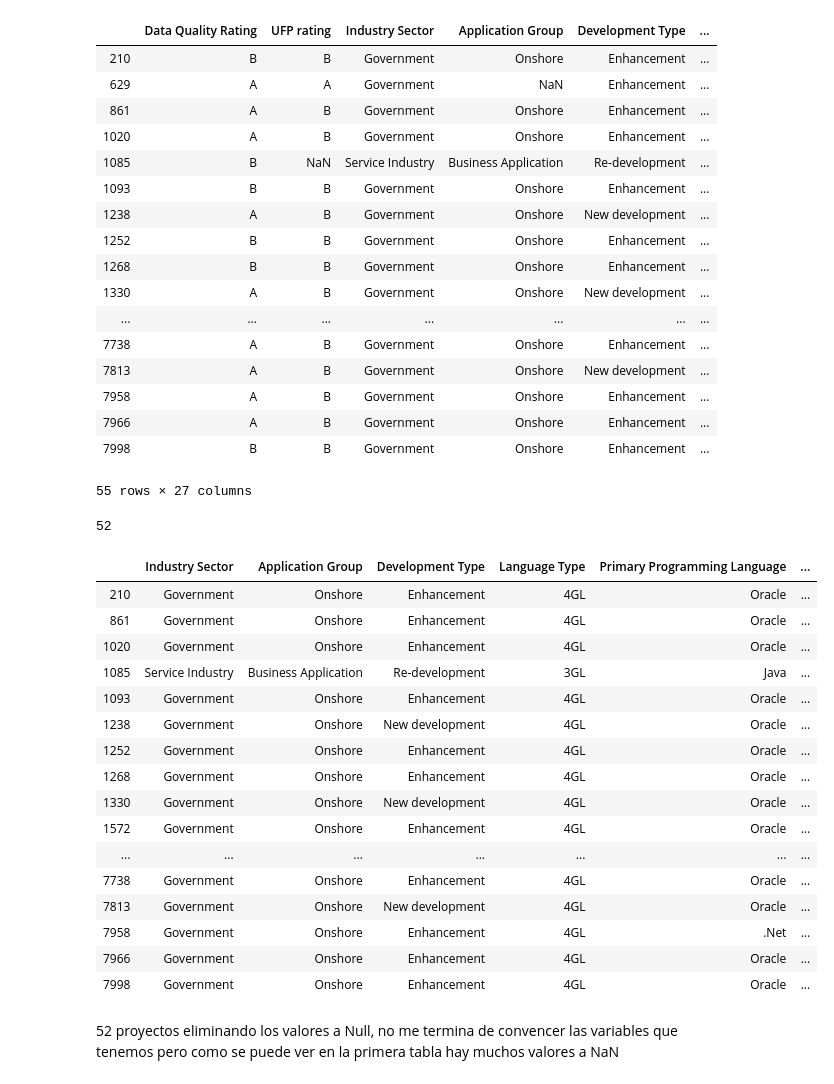
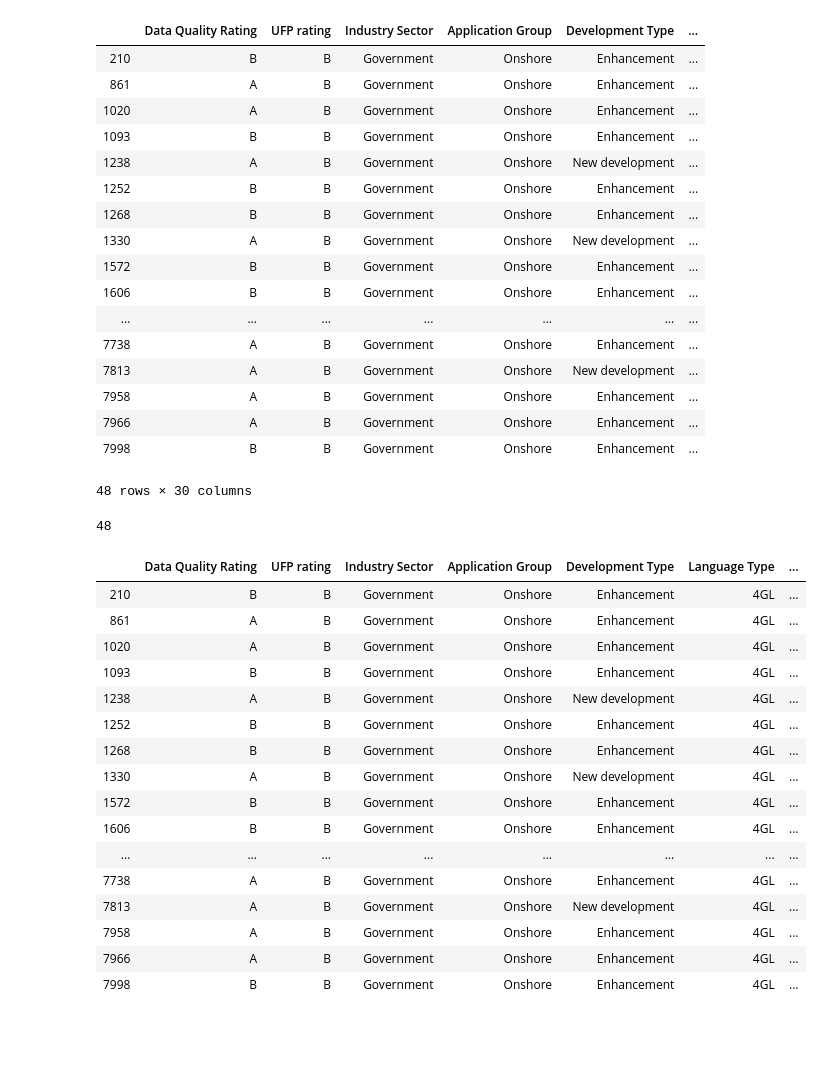
Before and after one commit to ivanajenjo/TFG, a Jupyter notebook: src/import_agile.ipynb, the cells around one changed output. Saved outputs shown, nothing was run; the diff lists cells and outputs as text; code cells hidden in the pictures; blank space fills up the shorter version.

```diff
--- a/src/import_agile.ipynb
+++ b/src/import_agile.ipynb
@@ -2,56 +2,56 @@
 import pandas as pd
 archivo = '..\data\ISBSG - Release May 2017 R1.csv'
 df = pd.read_csv(archivo, sep = ';', low_memory = False)
-variables = ['Data Quality Rating', 'UFP rating', 'Industry Sector','Application Group', 'Development Type', 'Development Platform', 'Language Type', 'Primary Programming Language', 'Count Approach', 'Functional Size', 'Adjusted Function Points', 'Normalised Work Effort Level 1', 'Summary Work Effort', 'Project Elapsed Time', 'Business Area Type', '1st Data Base System', 'Used Methodology', 'Resource Level', 'Max Team Size', 'Average Team Size', 'Input count', 'Output count', 'Enquiry count', 'File count', 'Interface count', 'Agile Method Used', 'Sprints / iterations size']
+variables = ['Data Quality Rating', 'UFP rating', 'Industry Sector','Application Group', 'Development Type', 'Development Platform', 'Language Type', 'Primary Programming Language', 'Count Approach', 'Functional Size', 'Adjusted Function Points', 'Normalised Work Effort Level 1', 'Summary Work Effort', 'Effort Build', 'Effort Test', 'Effort Implement','Project Elapsed Time', 'Business Area Type', '1st Data Base System', 'Used Methodology', 'Resource Level', 'Max Team Size', 'Average Team Size', 'Input count', 'Output count', 'Enquiry count', 'File count', 'Interface count', 'Agile Method Used', 'Sprints / iterations size']
 df = df.loc[:, variables]
 filtro = df['Agile Method Used'] == 'Yes'
 df = df.loc[filtro, :]
+filtro = df['Count Approach'] == 'NESMA'
+df = df.loc[filtro, :]
 df = df.dropna(subset=['Sprints / iterations size'])
 df
 # %% [output]
 |  | Data Quality Rating | UFP rating | Industry Sector | Application Group | Development Type | ... |
 | 210 | B | B | Government | Onshore | Enhancement | ... |
-| 629 | A | A | Government | NaN | Enhancement | ... |
 | 861 | A | B | Government | Onshore | Enhancement | ... |
 | 1020 | A | B | Government | Onshore | Enhancement | ... |
-| 1085 | B | NaN | Service Industry | Business Application | Re-development | ... |
 | 1093 | B | B | Government | Onshore | Enhancement | ... |
 | 1238 | A | B | Government | Onshore | New development | ... |
 | 1252 | B | B | Government | Onshore | Enhancement | ... |
 | 1268 | B | B | Government | Onshore | Enhancement | ... |
 | 1330 | A | B | Government | Onshore | New development | ... |
+| 1572 | B | B | Government | Onshore | Enhancement | ... |
+| 1606 | B | B | Government | Onshore | Enhancement | ... |
 | ... | ... | ... | ... | ... | ... | ... |
 | 7738 | A | B | Government | Onshore | Enhancement | ... |
 | 7813 | A | B | Government | Onshore | New development | ... |
 | 7958 | A | B | Government | Onshore | Enhancement | ... |
 | 7966 | A | B | Government | Onshore | Enhancement | ... |
 | 7998 | B | B | Government | Onshore | Enhancement | ... |
-55 rows × 27 columns
+48 rows × 30 columns
 # %%
-variables = ['Industry Sector','Application Group', 'Development Type', 'Development Platform', 'Language Type', 'Primary Programming Language', 'Functional Size', 'Adjusted Function Points', 'Normalised Work Effort Level 1', 'Project Elapsed Time', 'Business Area Type', '1st Data Base System', 'Max Team Size', 'Average Team Size', 'Input count', 'Output count', 'Enquiry count', 'File count', 'Interface count', 'Sprints / iterations size']
-df = df.loc[:, variables]
+#variables = ['Industry Sector','Application Group', 'Development Type', 'Development Platform', 'Language Type', 'Primary Programming Language', 'Functional Size', 'Adjusted Function Points', 'Normalised Work Effort Level 1', 'Project Elapsed Time', 'Business Area Type', '1st Data Base System', 'Max Team Size', 'Average Team Size', 'Input count', 'Output count', 'Enquiry count', 'File count', 'Interface count', 'Sprints / iterations size']
+#df = df.loc[:, variables]
 df = df.dropna(axis=1, thresh=int(0.5*len(df)))
 df = df.dropna()
 print(len(df))
 df
 # %% [output]
-52
+48
-|  | Industry Sector | Application Group | Development Type | Language Type | Primary Programming Language | ... |
-| 210 | Government | Onshore | Enhancement | 4GL | Oracle | ... |
-| 861 | Government | Onshore | Enhancement | 4GL | Oracle | ... |
-| 1020 | Government | Onshore | Enhancement | 4GL | Oracle | ... |
-| 1085 | Service Industry | Business Application | Re-development | 3GL | Java | ... |
-| 1093 | Government | Onshore | Enhancement | 4GL | Oracle | ... |
-| 1238 | Government | Onshore | New development | 4GL | Oracle | ... |
-| 1252 | Government | Onshore | Enhancement | 4GL | Oracle | ... |
-| 1268 | Government | Onshore | Enhancement | 4GL | Oracle | ... |
-| 1330 | Government | Onshore | New development | 4GL | Oracle | ... |
-| 1572 | Government | Onshore | Enhancement | 4GL | Oracle | ... |
-| ... | ... | ... | ... | ... | ... | ... |
-| 7738 | Government | Onshore | Enhancement | 4GL | Oracle | ... |
-| 7813 | Government | Onshore | New development | 4GL | Oracle | ... |
-| 7958 | Government | Onshore | Enhancement | 4GL | .Net | ... |
-| 7966 | Government | Onshore | Enhancement | 4GL | Oracle | ... |
-| 7998 | Government | Onshore | Enhancement | 4GL | Oracle | ... |
+|  | Data Quality Rating | UFP rating | Industry Sector | Application Group | Development Type | Language Type | ... |
+| 210 | B | B | Government | Onshore | Enhancement | 4GL | ... |
+| 861 | A | B | Government | Onshore | Enhancement | 4GL | ... |
+| 1020 | A | B | Government | Onshore | Enhancement | 4GL | ... |
+| 1093 | B | B | Government | Onshore | Enhancement | 4GL | ... |
+| 1238 | A | B | Government | Onshore | New development | 4GL | ... |
+| 1252 | B | B | Government | Onshore | Enhancement | 4GL | ... |
+| 1268 | B | B | Government | Onshore | Enhancement | 4GL | ... |
+| 1330 | A | B | Government | Onshore | New development | 4GL | ... |
+| 1572 | B | B | Government | Onshore | Enhancement | 4GL | ... |
+| 1606 | B | B | Government | Onshore | Enhancement | 4GL | ... |
+| ... | ... | ... | ... | ... | ... | ... | ... |
+| 7738 | A | B | Government | Onshore | Enhancement | 4GL | ... |
+| 7813 | A | B | Government | Onshore | New development | 4GL | ... |
+| 7958 | A | B | Government | Onshore | Enhancement | 4GL | ... |
+| 7966 | A | B | Government | Onshore | Enhancement | 4GL | ... |
+| 7998 | B | B | Government | Onshore | Enhancement | 4GL | ... |
-# %% [markdown]
-52 proyectos eliminando los valores a Null, no me termina de convencer las variables que tenemos pero como se puede ver en la primera tabla hay muchos valores a NaN
```
Also changed, not shown: parts of 2 cells of this notebook, 1 other file.
